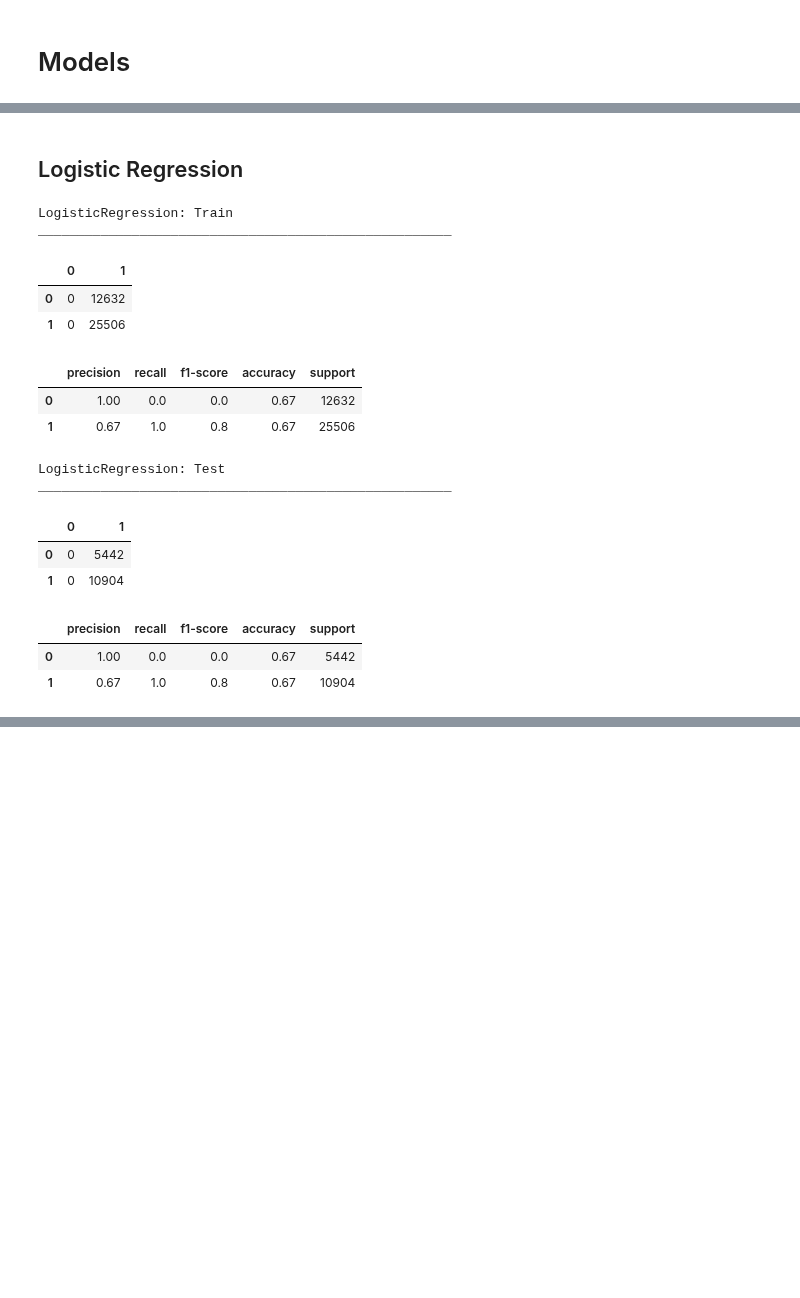
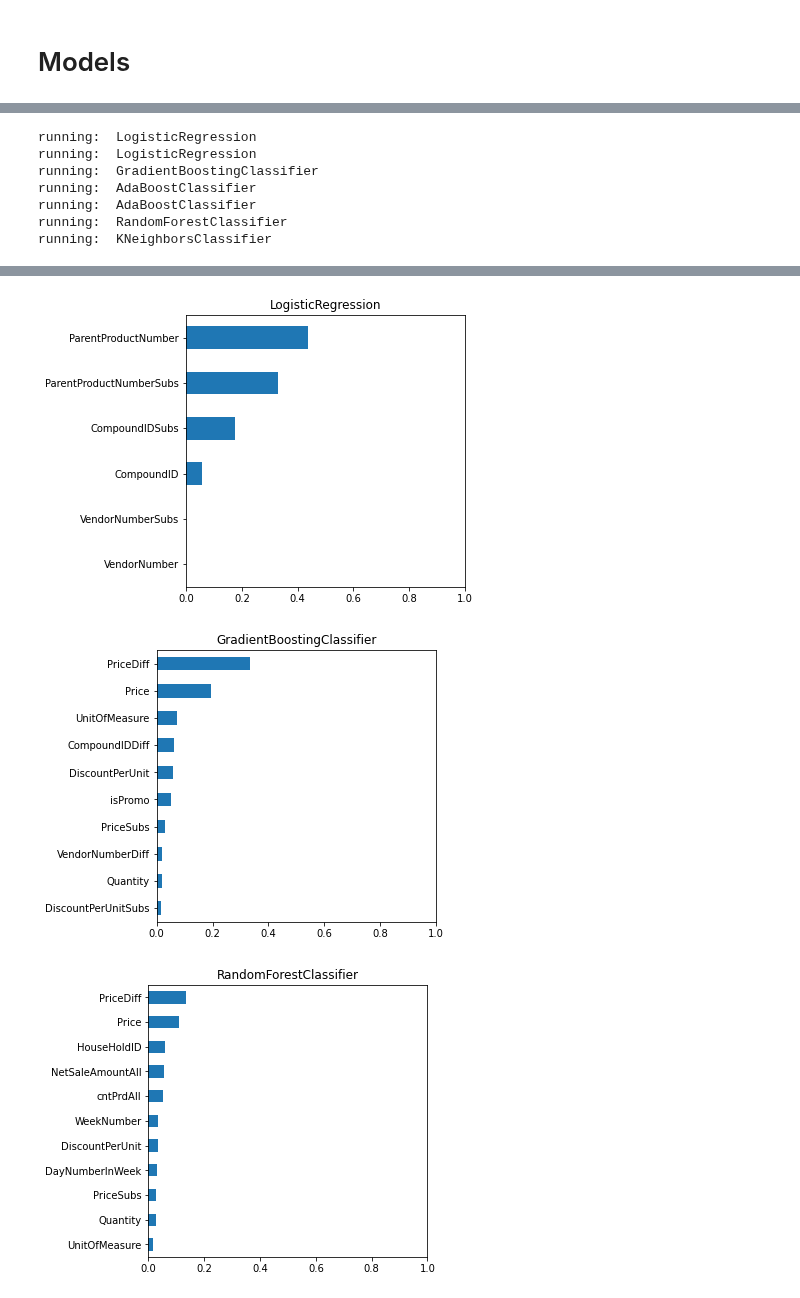
Before and after one commit to DanielKorenDataScience/ClassificationProject, a Jupyter notebook: Classification_Project_Shufersal.ipynb, the cells around one changed output, grey strips where cells are left out. Cells and saved outputs as stored; diff of their text form; code cells hidden in the pictures; blank space fills up the shorter version.

Commit message:
Done few models - the best so far is RandomForest 84% precision, accuracy and f1

```diff
--- a/Classification_Project_Shufersal.ipynb
+++ b/Classification_Project_Shufersal.ipynb
@@ -255,39 +195,22 @@ X_train, X_test, y_train, y_test = train_test_split(X, y, train_size=0.7, random
 # %%
 def showFeatureImportance(model, X_train=X_train, threshold=0):
-  fx_imp = pd.Series(model.feature_importances_, index=X_train.columns)
-  fx_imp /= fx_imp.max()
+  if type(model).__name__ == 'LogisticRegression':  # no features importance data
+    w0 = model.intercept_[0]
+    w = model.coef_[0]
+    fx_imp = pd.Series(w, index=X_train.columns)
+  else:
+    fx_imp = pd.Series(model.feature_importances_, index=X_train.columns)
+  fx_imp /= fx_imp.sum()
   fx_imp = fx_imp.sort_values()
   fx_imp = fx_imp[fx_imp > threshold]
-  fx_imp.plot(kind='barh')
+  fig = plt.figure(figsize=(5,5))
+  plt.xlim(0, 1)
+  fx_imp.plot(kind='barh', title=type(model).__name__ )
 # %%
-def process_model(model, X_train=X_train, y_train=y_train, X_test=X_test, y_test=y_test):
+def process_model(model, X_train=X_train, y_train=y_train, X_test=X_test, y_test=y_test, plot=False, threshold=0):
+  p('running: ', type(model).__name__)
   model.fit(X_train, y_train)
   report(model, X_train, y_train, 'Train')
   report(model, X_test, y_test)
-  if type(model).__name__ != 'LogisticRegression':  # no features importance data
-    fig = plt.figure(figsize=(10,15))
-    plt.xlim(0, 1)
-    showFeatureImportance(model, X_train)
+  if plot:
+    showFeatureImportance(model, X_train, threshold)
-# %% [markdown]
-## Logistic Regression
-# %%
-from sklearn.linear_model import LogisticRegression
-
-process_model(LogisticRegression())
-# %% [output]
-LogisticRegression: Train
-_____________________________________________________
-|  | 0 | 1 |
-| 0 | 0 | 12632 |
-| 1 | 0 | 25506 |
-|  | precision | recall | f1-score | accuracy | support |
-| 0 | 1.00 | 0.0 | 0.0 | 0.67 | 12632 |
-| 1 | 0.67 | 1.0 | 0.8 | 0.67 | 25506 |
-LogisticRegression: Test
-_____________________________________________________
-|  | 0 | 1 |
-| 0 | 0 | 5442 |
-| 1 | 0 | 10904 |
-|  | precision | recall | f1-score | accuracy | support |
-| 0 | 1.00 | 0.0 | 0.0 | 0.67 | 5442 |
-| 1 | 0.67 | 1.0 | 0.8 | 0.67 | 10904 |
@@ -293,0 +223,31 @@ _____________________________________________________
+# %%
+df_result = pd.DataFrame()
+
+process_model(LogisticRegression(max_iter=1000), threshold=0.0000005)  # did not fit, return accuracy=0, so we increased max_iter from default 100
+process_model(LogisticRegression(C=100, max_iter=1000, fit_intercept=False, warm_start=True), threshold=0.0000005, plot=True)
+process_model(GradientBoostingClassifier(n_estimators=100), plot=True, threshold=0.015)
+process_model(AdaBoostClassifier(n_estimators=100))  # base estimator is DecisionTreeClassifier initialized with max_depth=1
+process_model(AdaBoostClassifier(base_estimator=DecisionTreeClassifier(max_depth=5), n_estimators=100, learning_rate=0.01))
+process_model(RandomForestClassifier(n_estimators=64), plot=True, threshold=0.015)
+process_model(KNeighborsClassifier(n_neighbors=39))
+
+if False: # ERROR: Classification metrics can't handle a mix of binary and continuous targets
+  process_model(GradientBoostingRegressor(n_estimators=100, max_depth=5))
+  process_model(BayesianRidge())
+  process_model(Lasso())
+  process_model(Ridge(alpha = 0.5))
+if False: ## too long > 4 minutes
+  process_model(LinearSVC(penalty='l2', loss='squared_hinge', dual=True, tol=0.0001, C=0.1, max_iter=20000)) # max_iter increaed from default 1000 to 3000, 6000, 20000 because did not coverged warning
+  from sklearn import svm
+  process_model(svm.SVC())
+  process_model(svm.SVR())
+
+d(df_result)
+# %% [output]
+running:  LogisticRegression
+running:  LogisticRegression
+running:  GradientBoostingClassifier
+running:  AdaBoostClassifier
+running:  AdaBoostClassifier
+running:  RandomForestClassifier
+running:  KNeighborsClassifier
@@ -294 +272,4 @@ _____________________________________________________
+[figure, added]
+[figure, added]
+[figure, added]
 # %% [markdown]
```
Also changed, not shown: parts of 31 cells of this notebook.
